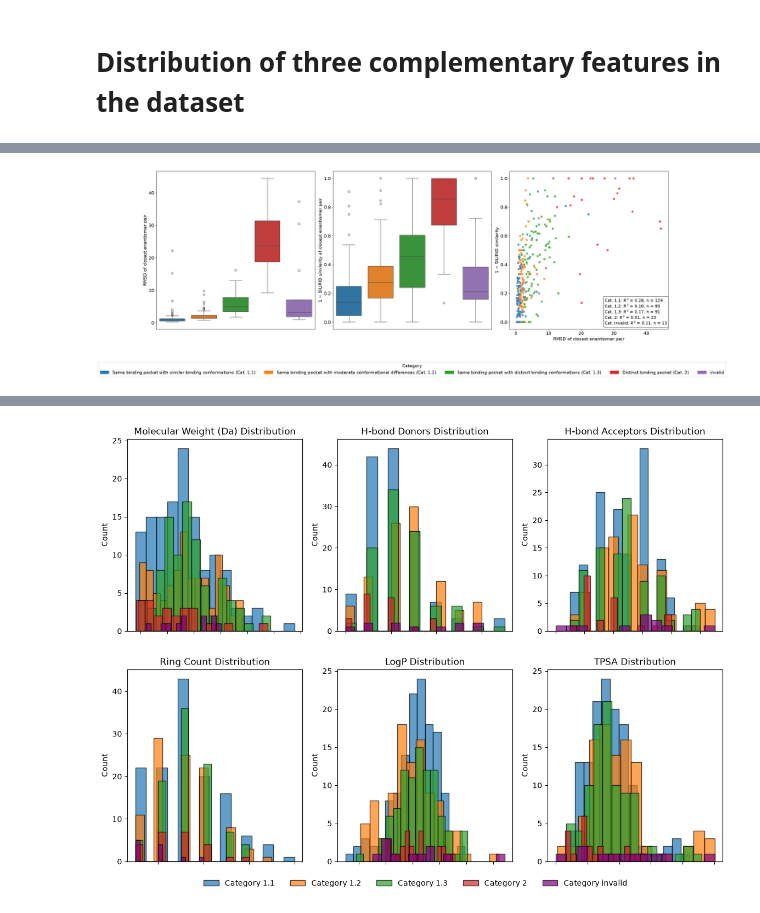
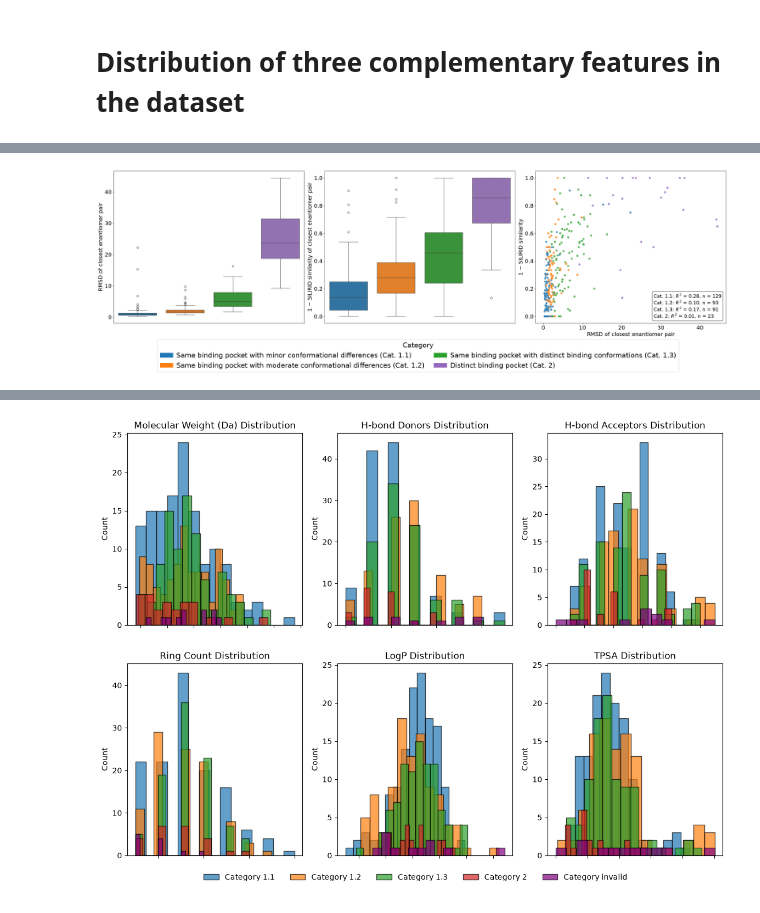
Before and after one commit to comp3d-vienna/Enantiomer_categorization_pipeline, a Jupyter notebook: Notebooks/chemical_space_visualization.ipynb, the cells around one changed output, grey strips where cells are left out. Cells and saved outputs as stored; diff of their text form; code cells hidden in the pictures.

```diff
--- a/Notebooks/chemical_space_visualization.ipynb
+++ b/Notebooks/chemical_space_visualization.ipynb
@@ -133,7 +134,7 @@ Name: count, dtype: int64
 | 2 | {'g000293_4931b3e06d'} | F2QVG4 | MIP/aquaporin (TC 1.A.8) family | 2 |
 # %%
 category_label_map = {
-    "1.1": "Same binding pocket with\ngeometric divergence (Cat. 1.1)",
+    "1.1": "Same binding pocket with minor\ngeometric divergence (Cat. 1.1)",
     "1.2": "Same binding pocket with moderate\nconformational differences (Cat. 1.2)",
     "1.3": "Same binding pocket with clearly\ndistinct conformations (Cat. 1.3)",
     "2": "Distinct binding pocket (Cat. 2)",
@@ -144,12 +145,12 @@ codes_in_data_sorted = [code for code in ["1.1", "1.2", "1.3", "2"] if code in c
 pretty_labels_sorted = [category_label_map.get(code, code) for code in codes_in_data_sorted]
 
 # Adjusted parameters
-fig_width = 26
-fig_height = 18
-title_fontsize = 18
-label_fontsize = 16
-tick_fontsize = 10
-bar_text_fontsize = 12
+fig_width = 34
+fig_height = 22
+title_fontsize = 20
+label_fontsize = 18
+tick_fontsize = 16
+bar_text_fontsize = 14
 top_n = 20  # Number to plot per category
 
 if len(codes_in_data_sorted) == 0:
@@ -187,6 +188,10 @@ else:
         ax.tick_params(axis='y', labelsize=tick_fontsize)
     for j in range(len(codes_in_data_sorted), n_rows * n_cols):
         fig.delaxes(axes[j])
-    fig.subplots_adjust(hspace=0.9, wspace=0.25, top=0.94, bottom=0.12, left=0.04, right=0.98)
+    # Make bottom margin bigger to ensure the bottom is not cut off in PNG
+    fig.subplots_adjust(hspace=1.15, wspace=0.25, top=0.94, bottom=0.22, left=0.04, right=0.98)
+
+    # Save the full figure as a PNG (the entire area, not just tight bbox)
+    fig.savefig('protein_family_distribution_full_figure.png', dpi=300, bbox_inches='tight')
     plt.show()
 # %% [output]
@@ -227,20 +229,21 @@ feature_table['manual_label'] = feature_table['PSG_identifier'].apply(
     lambda x: group_to_manual.get(extract_group_key(x), None)
 )
 # %%
-
 feature_table["manual_label"] = (
     feature_table["manual_label"].astype(str)
 )
 feature_table["maximum_relatedness_silirid_distance"] = (
     1 - feature_table["maximum_relatedness_silirid_similarity"]
 )
-labels_sorted = sorted(
-    feature_table["manual_label"].dropna().unique(),
-    key=lambda x: str(x)
-)
+
+# Only allow the first four valid categories, ignore 'invalid' and other stray labels
+valid_labels = ["1.1", "1.2", "1.3", "2"]
+feature_table_plot = feature_table[feature_table["manual_label"].isin(valid_labels)]
+
+labels_sorted = valid_labels  # keep intended logical order
 
 category_label_map = {
-    "1.1": "Same binding pocket with similar binding conformations (Cat. 1.1)",
+    "1.1": "Same binding pocket with minor conformational differences (Cat. 1.1)",
     "1.2": "Same binding pocket with moderate conformational differences (Cat. 1.2)",
     "1.3": "Same binding pocket with distinct binding conformations (Cat. 1.3)",
     "2": "Distinct binding pocket (Cat. 2)",
@@ -250,17 +253,13 @@ palette_colors = sns.color_palette(
     "tab10" if len(labels_sorted) <= 10 else "tab20",
     n_colors=len(labels_sorted)
 )
-
 # Change the last color to a purple-ish color instead of red
 if len(palette_colors) > 0:
-    # Replace the last color
     palette_colors = list(palette_colors)
-    # Use a pleasant purple, e.g., matplotlib 'purple'
     palette_colors[-1] = (148/255, 103/255, 189/255)  # matplotlib tab10 purple
 
-label_to_color = dict(
-    zip(labels_sorted, palette_colors)
-)
+label_to_color = dict(zip(labels_sorted, palette_colors))
+
 boxplot_columns = [
     (
         "maximum_relatedness_rmsd_A",
@@ -271,14 +270,14 @@ boxplot_columns = [
         "1 − SILIRID similarity of closest enantiomer pair"
     ),
 ]
-label_fontsize = 14
-tick_fontsize = 14
-legend_fontsize = 14
-title_fontsize = 17
+label_fontsize = 18
+tick_fontsize = 18
+legend_fontsize = 22
+title_fontsize = 18
 fig, axes = plt.subplots(
     1,
     3,
-    figsize=(24, 6)
+    figsize=(30, 8)
 )
 legend_handles = None
 for ax, (y, ylabel) in zip(
@@ -286,7 +285,7 @@ for ax, (y, ylabel) in zip(
     boxplot_columns
 ):
     sns.boxplot(
-        data=feature_table,
+        data=feature_table_plot,
         x="manual_label",
         y=y,
         hue="manual_label",
@@ -323,7 +322,7 @@ for ax, (y, ylabel) in zip(
             )
             for code in labels_sorted
         ]
-plot_df = feature_table[
+plot_df = feature_table_plot[
     [
         "maximum_relatedness_rmsd_A",
         "maximum_relatedness_silirid_distance",
@@ -405,11 +404,11 @@ stats_text = "\n".join(
     stats_lines
 )
 ax3.text(
-    0.60,
+    0.62,
     0.20,
     stats_text,
     transform=ax3.transAxes,
-    fontsize=13,
+    fontsize=16,
     verticalalignment="top",
     bbox=dict(
         boxstyle="round",
@@ -417,50 +416,47 @@ ax3.text(
         alpha=0.85
     )
 )
-
 ax3.set_xlabel(
     "RMSD of closest enantiomer pair",
     fontsize=label_fontsize
 )
 ax3.set_ylabel(
     "1 − SILIRID similarity",
     fontsize=label_fontsize
 )
 ax3.tick_params(
     axis="x",
     labelsize=tick_fontsize
 )
 ax3.tick_params(
     axis="y",
     labelsize=tick_fontsize
 )
-
 leg = None
 if legend_handles is not None:
-
+    # Split class labels into two (as equal as possible) rows for legend
+    max_cols_per_row = (len(labels_sorted) + 1) // 2
+    ncol = max_cols_per_row
     leg = fig.legend(
         handles=legend_handles,
         title="Category",
         loc="lower center",
-        bbox_to_anchor=(0.5, -0.05),
-        ncol=len(labels_sorted),
+        bbox_to_anchor=(0.5, -0.20),  # move lower to accommodate extra row and not overlap with figure
+        ncol=ncol,
         fontsize=legend_fontsize,
         title_fontsize=legend_fontsize,
+        frameon=True,
+        fancybox=True,
+        handletextpad=0.5,
+        columnspacing=1.4,
     )
-
-plt.tight_layout(
-    rect=[0, 0.2, 1, 1.5]
-)
-
-extra_artists = (
-    [leg]
-    if leg is not None
-    else None
-)
-
+# The figure may be getting cut off due to the `rect` argument of `tight_layout`, or elements (like legends) being outside the main figure area.
+# To ensure the full figure including all elements (axes labels, legends, etc.) are saved, try using `bbox_inches='tight'` in savefig, and remove/adjust tight_layout rect.
+plt.tight_layout()  # Remove 'rect' to avoid custom cropping; just call with default
+plt.savefig('feature_distribution.png', dpi=300, bbox_inches='tight')
 plt.show()
 # %% [output]
-[figure, old version]
+[figure, new version]
 # %%
 enantiomer_structures = '../Data/Notebook_reproduce_data/filtered_enantiomer_with_uniprot_UniProtID_updated.sdf'
 manual_check_folder = '../Data/Notebook_reproduce_data/Manual_curation'
```
Also changed, not shown: parts of 12 cells of this notebook.
